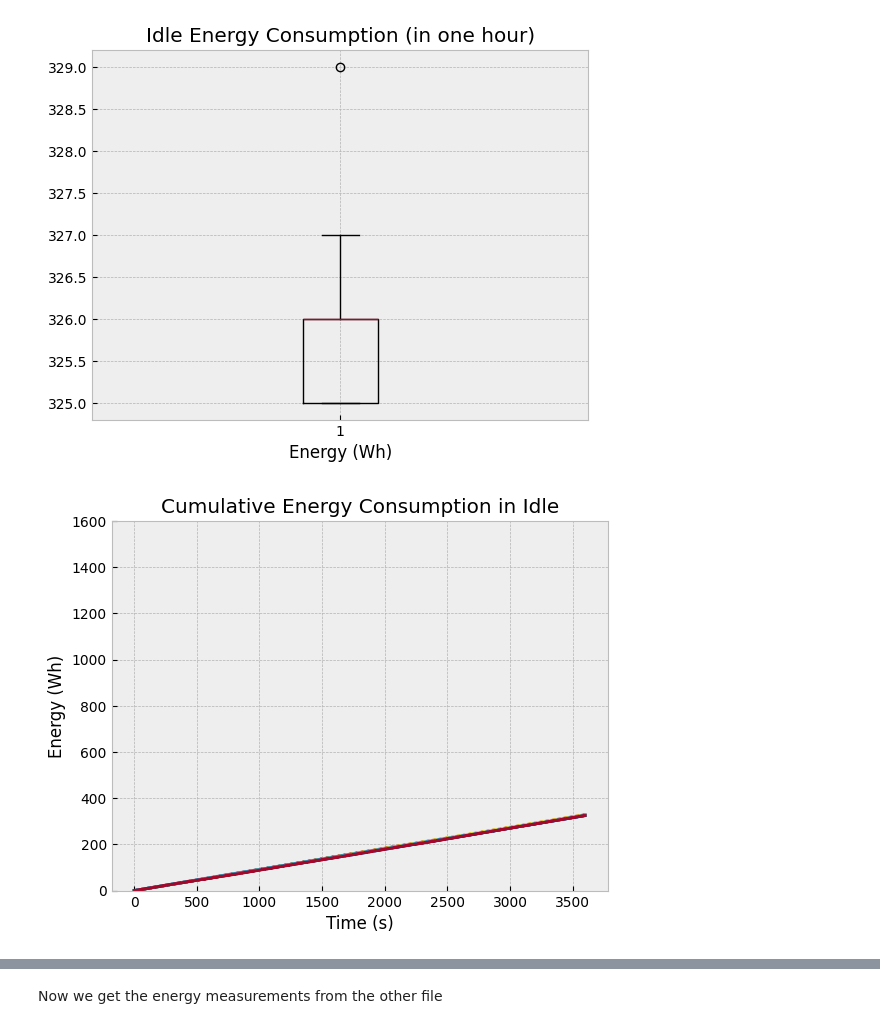
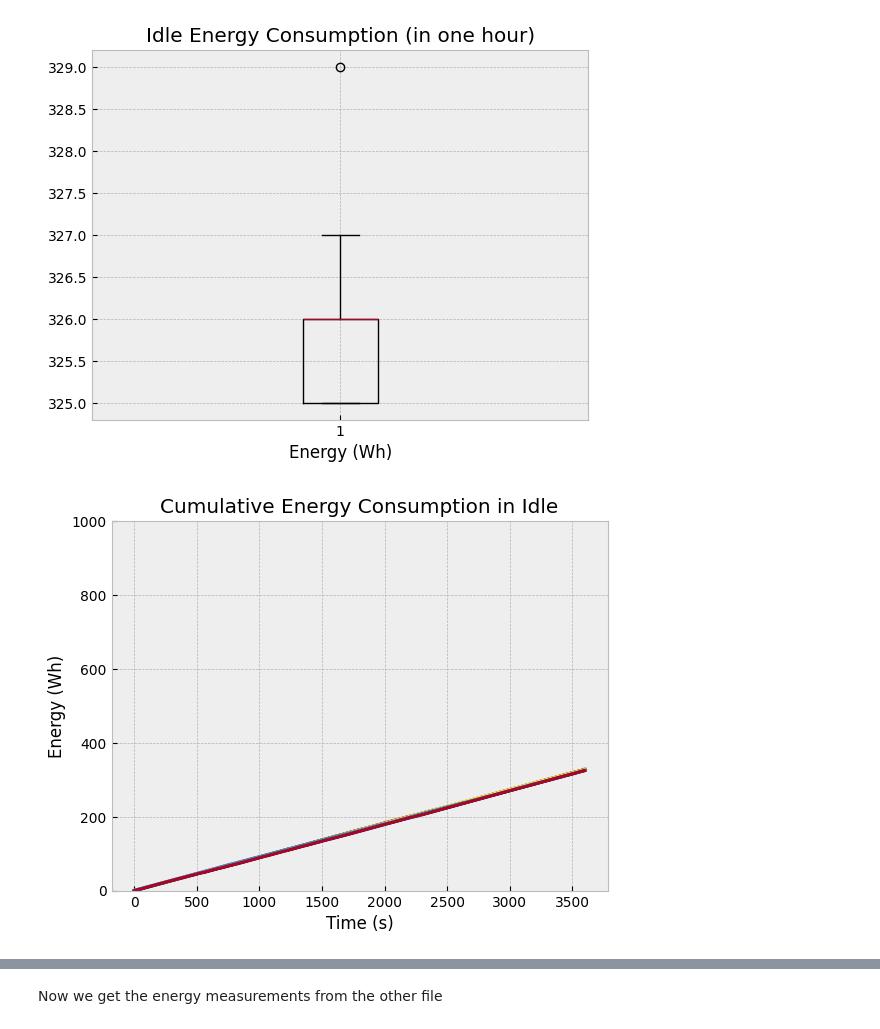
Before and after one commit to othomarcondes/CMP223-EnergyMeasurements, a Jupyter notebook: data_analysis.ipynb, the cells around one changed output, grey strips where cells are left out. Saved outputs shown, nothing was run; the diff lists cells and outputs as text; code cells hidden in the pictures.

```diff
--- a/data_analysis.ipynb
+++ b/data_analysis.ipynb
@@ -205,21 +160,21 @@ plt.show()
 # %%
 fig = plt.figure()
 ax = fig.add_subplot(111)
 
 for index, hour in enumerate(idle_list):
    ax.plot(idle_list[index]['Elapsed'], idle_list[index]['Energy'])
 
-ax.set_ylim(0,1600)
+ax.set_ylim(0,1000)
 
 plt.title('Cumulative Energy Consumption in Idle')
 plt.xlabel('Time (s)')
 plt.ylabel('Energy (Wh)')
 
 
 fig.savefig("figures/idle_cumulative.pdf")
 plt.show()
 # %% [output]
-[figure, old version]
+[figure, new version]
 # %% [markdown]
 ## Stress experiment
 
```
Also changed, not shown: parts of 9 cells of this notebook, 7 other files.
